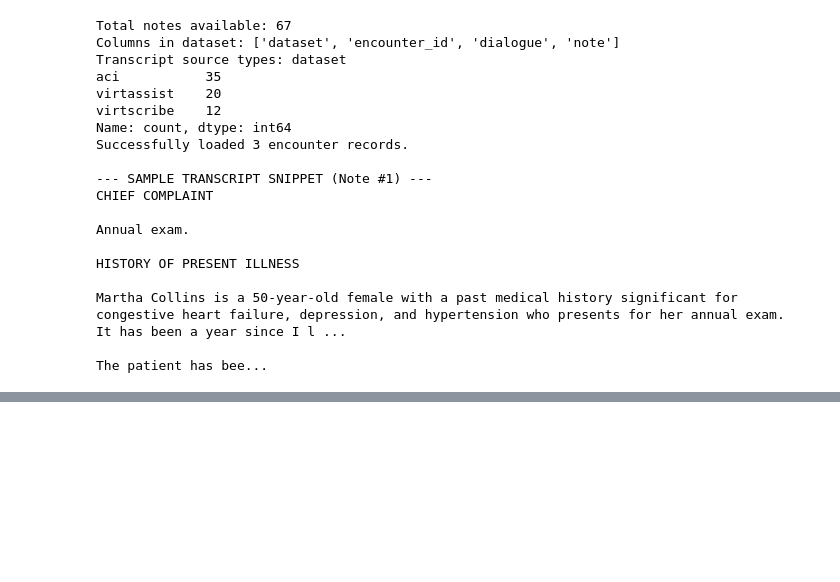
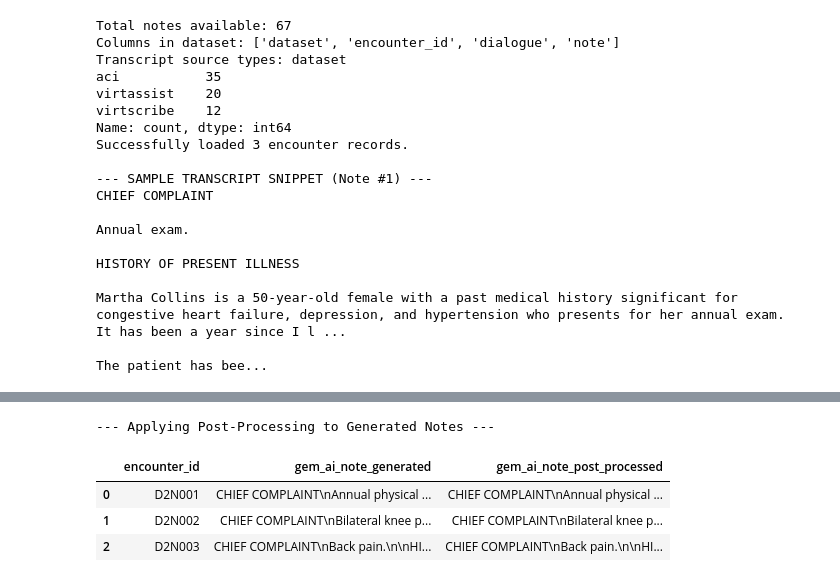
Before and after one commit to nauzleyabedini/Clinical-Note-Evaluation, a Jupyter notebook: Clinical_Note_Eval.ipynb, the cells around one changed output, grey strips where cells are left out. Cells and saved outputs as stored; diff of their text form; code cells hidden in the pictures; blank space fills up the shorter version.

```diff
--- a/Clinical_Note_Eval.ipynb
+++ b/Clinical_Note_Eval.ipynb
@@ -265,0 +365,74 @@ def evaluate_with_anthropic(transcript, ai_note):
+# %%
+import re # Import regular expression module
+
+# POST-PROCESSING TO FORCE NOTE STRUCTURE - did this because sometimes the longer instructions in the system prompt led to a default to SOAP note format without the additional subheadings.
+
+def post_process_note_structure(note_text):
+    required_headings = [
+        "CHIEF COMPLAINT",
+        "HISTORY OF PRESENT ILLNESS",
+        "REVIEW OF SYSTEMS",
+        "PHYSICAL EXAM",
+        "RESULTS",
+        "ASSESSMENT AND PLAN"
+    ]
+
+    sections = {}
+    current_heading = None
+    for line in note_text.split('\n'):
+        line_stripped = line.strip()
+
+        found_heading = False
+        for heading in required_headings:
+            # Use regex to match the heading exactly, ignoring case and optional trailing colon/whitespace
+            if re.match(r'^\s*' + re.escape(heading) + r':?\s*$', line_stripped, re.IGNORECASE):
+                current_heading = heading
+                sections[current_heading] = [] # Initialize list for this new section
+                found_heading = True
+                break
+        # If not a heading and a current_heading has been set, append the line (even if empty)
+        if not found_heading and current_heading is not None:
+            sections[current_heading].append(line)
+
+    # Reconstruct the note, ensuring all headings are present and content is properly formatted
+    processed_note_lines = []
+    for heading in required_headings:
+        processed_note_lines.append(heading)
+        if heading in sections and sections[heading]:
+            # Filter out lines that are purely whitespace, but keep empty lines for formatting within content
+            content_lines = []
+            last_line_was_empty = True
+            for ln in sections[heading]:
+                if ln.strip(): # If line has content
+                    content_lines.append(ln.strip())
+                    last_line_was_empty = False
+                elif not last_line_was_empty: # If line is empty and previous wasn't, add one empty line
+                    content_lines.append('')
+                    last_line_was_empty = True
+
+            # Remove any trailing empty lines after processing
+            while content_lines and not content_lines[-1].strip():
+                content_lines.pop()
+
+            if content_lines:
+                processed_note_lines.extend(content_lines)
+            else:
+                processed_note_lines.append("[No information provided]")
+        else:
+            processed_note_lines.append("[No information provided]")
+        processed_note_lines.append('') # Add an empty line for separation between sections
+
+    return '\n'.join(processed_note_lines).strip()
+
+# Apply post-processing to the 'gem_ai_note_generated' column
+print("\n--- Applying Post-Processing to Generated Notes ---")
+sample_df['gem_ai_note_post_processed'] = sample_df['gem_ai_note_generated'].apply(post_process_note_structure)
+
+# Display the original generated note and the post-processed version for comparison
+display(sample_df[['encounter_id', 'gem_ai_note_generated', 'gem_ai_note_post_processed']].head())
+# %% [output]
+--- Applying Post-Processing to Generated Notes ---
+|  | encounter_id | gem_ai_note_generated | gem_ai_note_post_processed |
+| 0 | D2N001 | CHIEF COMPLAINT\nAnnual physical ... | CHIEF COMPLAINT\nAnnual physical ... |
+| 1 | D2N002 | CHIEF COMPLAINT\nBilateral knee p... | CHIEF COMPLAINT\nBilateral knee p... |
+| 2 | D2N003 | CHIEF COMPLAINT\nBack pain.\n\nHI... | CHIEF COMPLAINT\nBack pain.\n\nHI... |
```
Also changed, not shown: parts of 17 cells of this notebook.
